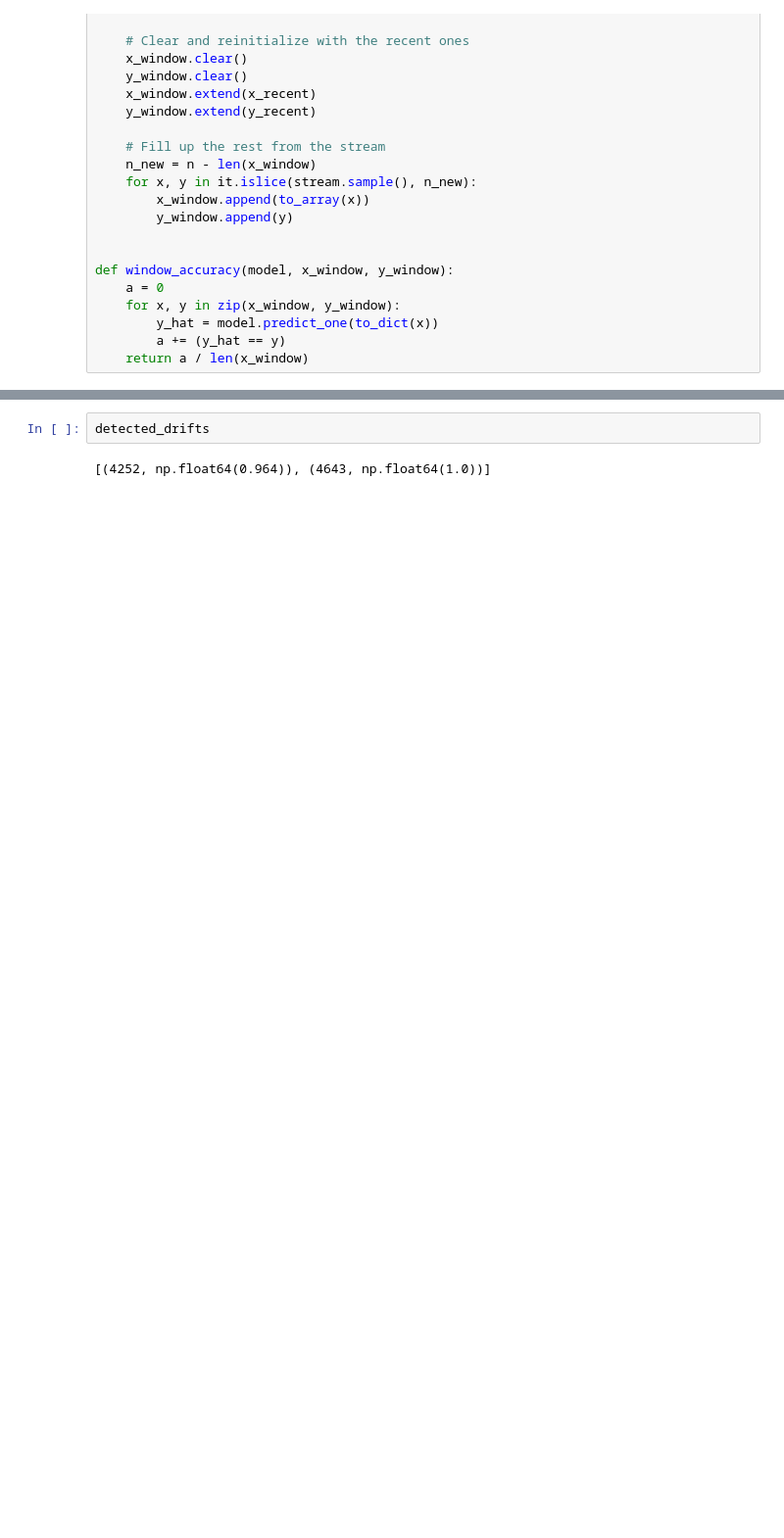
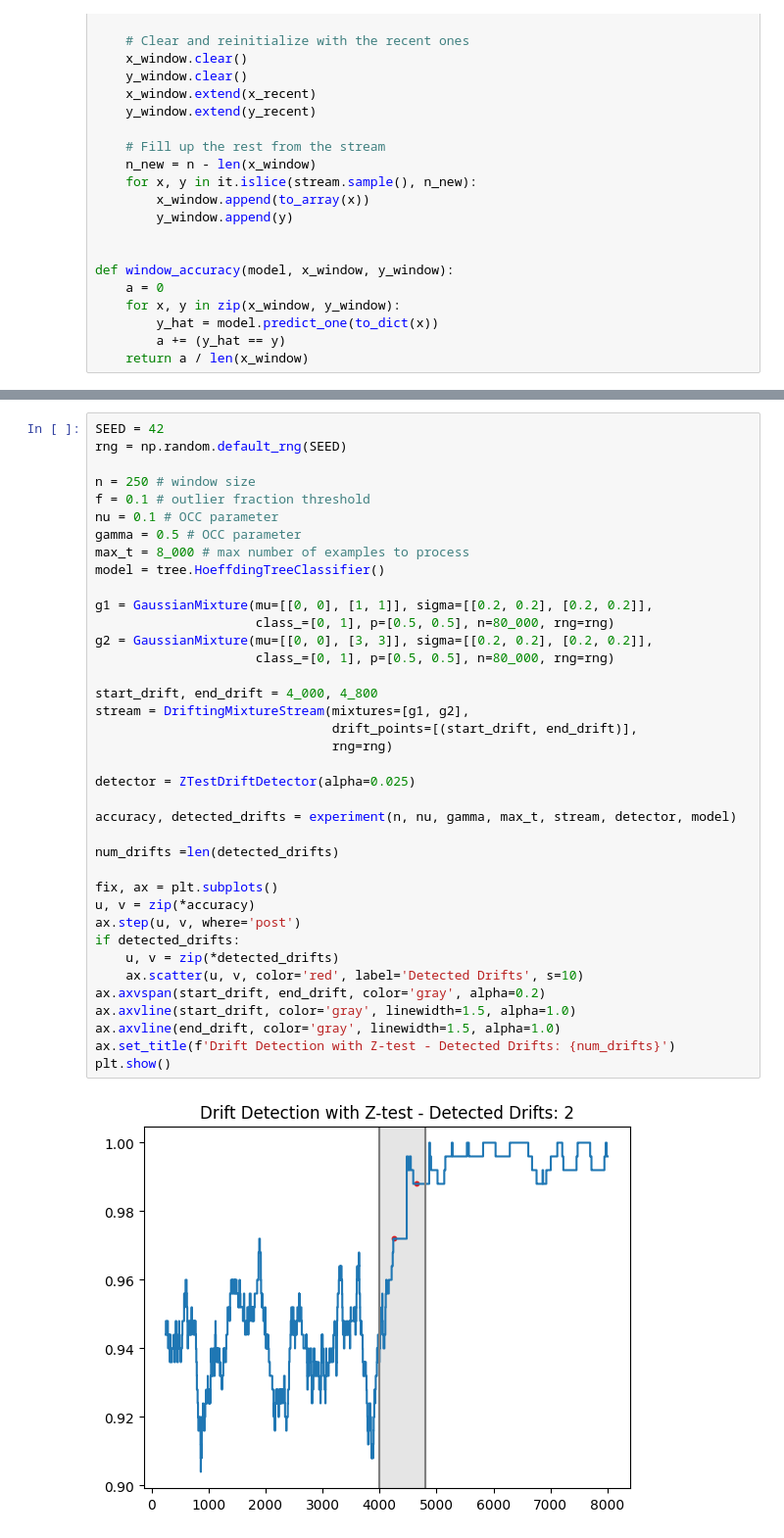
Before and after one commit to dariomalchiodi/occ-drift-detection, a Jupyter notebook: river.ipynb, the cells around one changed output, grey strips where cells are left out. Shown at 98% size. Cells and saved outputs as stored; diff of their text form; blank space fills up the shorter version.

```diff
--- a/river.ipynb
+++ b/river.ipynb
@@ -359,7 +326,43 @@ deque([array([0.19444294, 0.05886642]), array([2.99924742, 2.80206763]), array([
-# %%
-detected_drifts
-# %% [output]
-[(4252, np.float64(0.964)), (4643, np.float64(1.0))]
+# %%
+SEED = 42
+rng = np.random.default_rng(SEED)
+
+n = 250 # window size
+f = 0.1 # outlier fraction threshold
+nu = 0.1 # OCC parameter
+gamma = 0.5 # OCC parameter
+max_t = 8_000 # max number of examples to process
+model = tree.HoeffdingTreeClassifier()
+
+g1 = GaussianMixture(mu=[[0, 0], [1, 1]], sigma=[[0.2, 0.2], [0.2, 0.2]],
+                     class_=[0, 1], p=[0.5, 0.5], n=80_000, rng=rng)
+g2 = GaussianMixture(mu=[[0, 0], [3, 3]], sigma=[[0.2, 0.2], [0.2, 0.2]],
+                     class_=[0, 1], p=[0.5, 0.5], n=80_000, rng=rng)
+
+start_drift, end_drift = 4_000, 4_800
+stream = DriftingMixtureStream(mixtures=[g1, g2],
+                               drift_points=[(start_drift, end_drift)],
+                               rng=rng)
+
+detector = ZTestDriftDetector(alpha=0.025)
+
+accuracy, detected_drifts = experiment(n, nu, gamma, max_t, stream, detector, model)
+
+num_drifts =len(detected_drifts)
+
+fix, ax = plt.subplots()
+u, v = zip(*accuracy)
+ax.step(u, v, where='post')
+if detected_drifts:
+    u, v = zip(*detected_drifts)
+    ax.scatter(u, v, color='red', label='Detected Drifts', s=10)
+ax.axvspan(start_drift, end_drift, color='gray', alpha=0.2)
+ax.axvline(start_drift, color='gray', linewidth=1.5, alpha=1.0)
+ax.axvline(end_drift, color='gray', linewidth=1.5, alpha=1.0)
+ax.set_title(f'Drift Detection with Z-test - Detected Drifts: {num_drifts}')
+plt.show()
+# %% [output]
+[figure, added]
 # %%
 fix, ax = plt.subplots()
 
```
Also changed, not shown: parts of 11 cells of this notebook.
